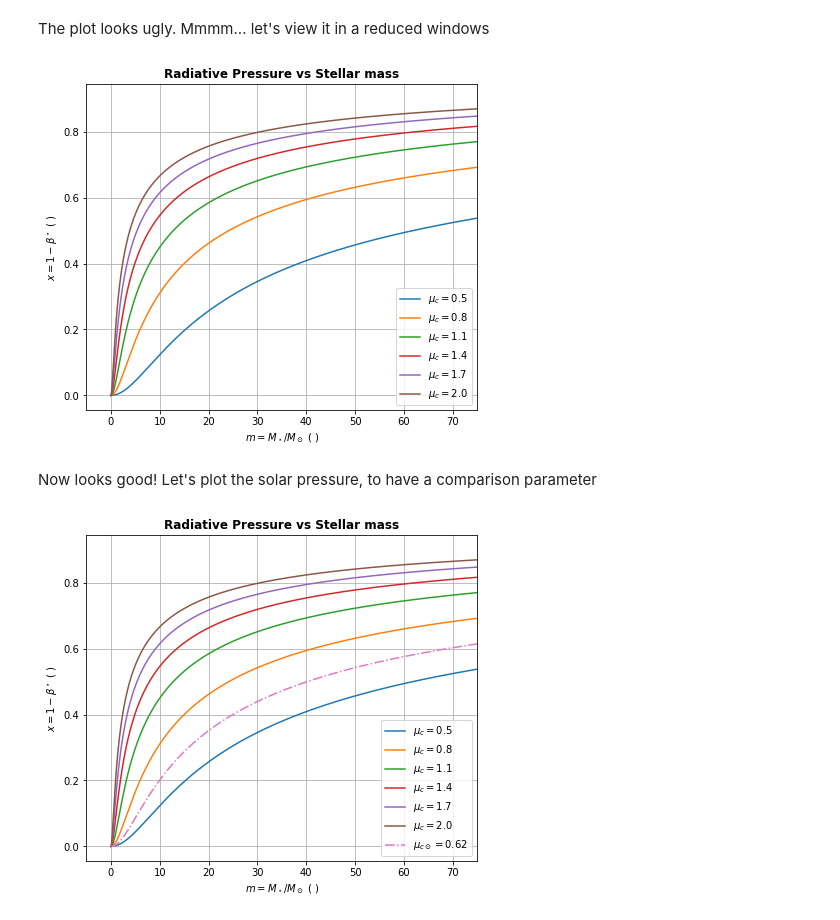
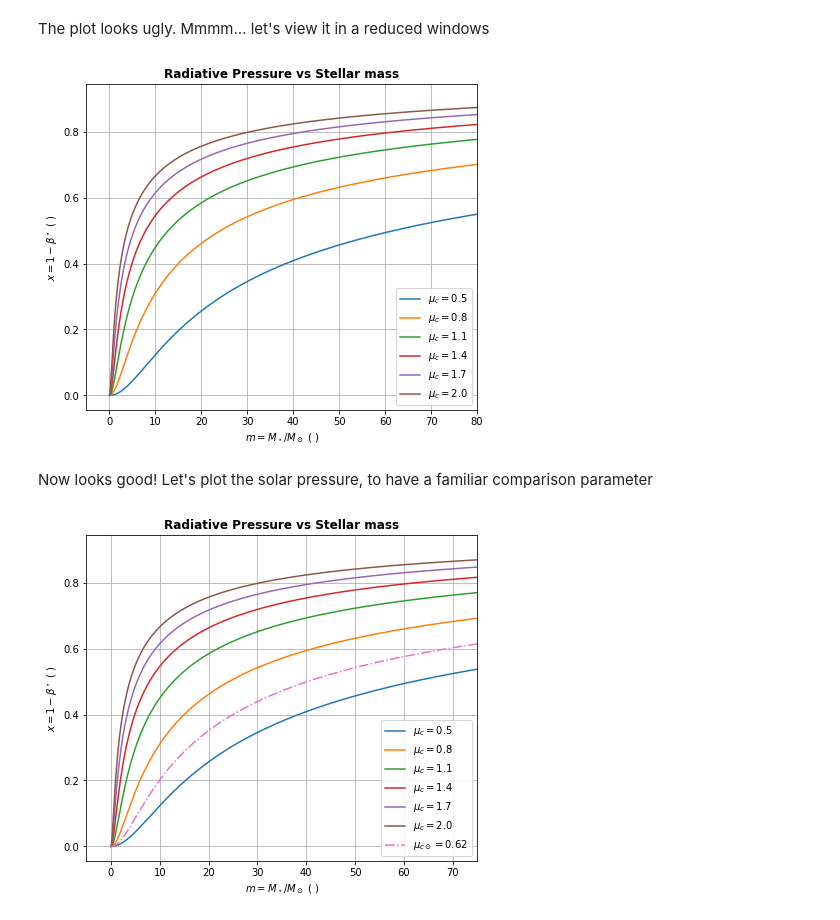
Before and after one commit to yullha/StellarStructure, a Jupyter notebook: 2021-11-30-project2/Prad_vs_Mstar.ipynb, the cells around one changed output. Saved outputs shown, nothing was run; the diff lists cells and outputs as text; code cells hidden in the pictures.

```diff
--- a/2021-11-30-project2/Prad_vs_Mstar.ipynb
+++ b/2021-11-30-project2/Prad_vs_Mstar.ipynb
@@ -96,12 +96,12 @@ plt.show()
 # %% [markdown]
 The plot looks ugly. Mmmm... let's view it in a reduced windows
 # %%
-ax.set_xlim(-5, 75)
+ax.set_xlim(-5, 80)
 fig
 # %% [output]
-[figure, old version]
+[figure, new version]
 # %% [markdown]
-Now looks good! Let's plot the solar pressure, to have a comparison parameter
+Now looks good! Let's plot the solar pressure, to have a familiar comparison parameter
 # %%
 # plot the solar line
 mu_c_sun = 0.62
```
Also changed, not shown: parts of 3 cells of this notebook.
